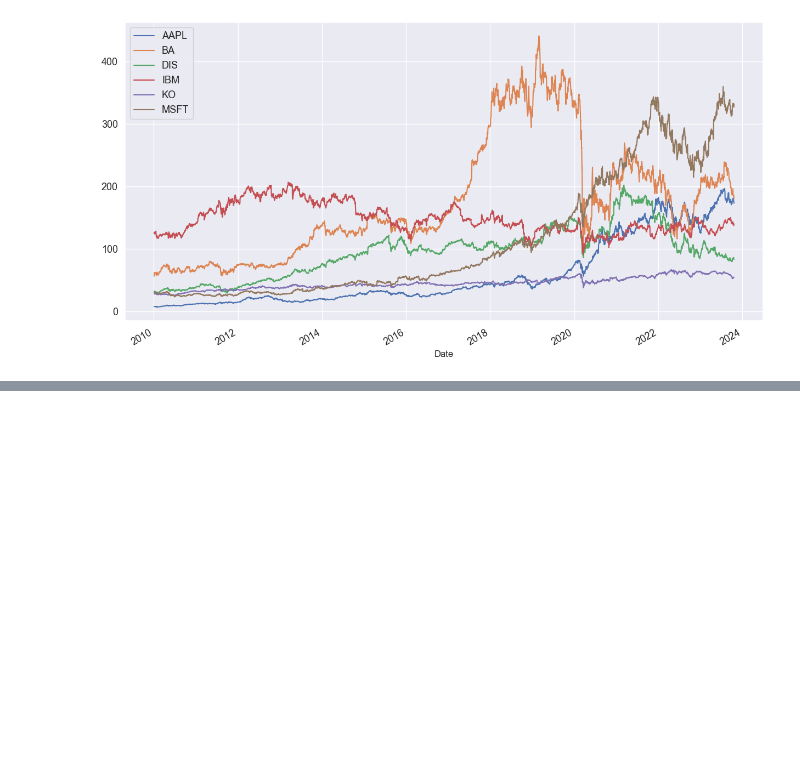
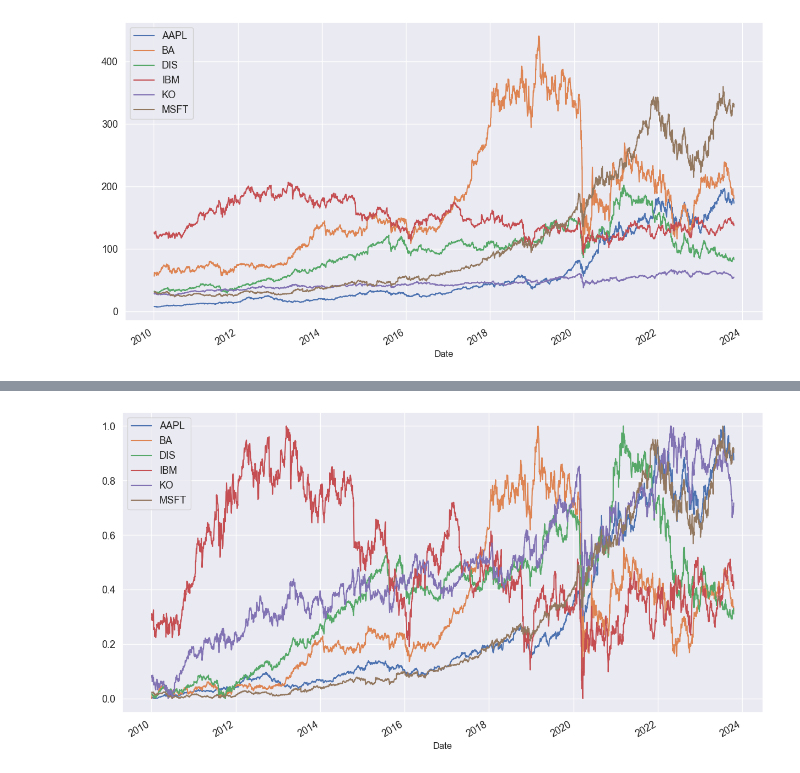
Before and after one commit to DheyaAlqaderi/TechnicalAnalysis-Gold-ML, a Jupyter notebook: Yahoo Finance practice/yahoo_finance.ipynb, the cells around one changed output, grey strips where cells are left out. Cells and saved outputs as stored; diff of their text form; code cells hidden in the pictures; blank space fills up the shorter version.

```diff
--- a/Yahoo Finance practice/yahoo_finance.ipynb
+++ b/Yahoo Finance practice/yahoo_finance.ipynb
@@ -257,0 +351,14 @@ plt.show()
+# %%
+from sklearn.preprocessing import MinMaxScaler
+# Best for situations where you want to preserve the
+# original data's order and relative values.
+
+
+df = close.copy()
+# Initialize the Min-Max scaler
+scaler = MinMaxScaler()
+# Fit the scaler on the data and transform it
+normalized_data = scaler.fit_transform(df)
+# Create a DataFrame with normalized data
+normalized_df = pd.DataFrame(normalized_data, columns=df.columns, index=df.index)
+normalized_df
@@ -257,0 +380,6 @@ plt.show()
+# %%
+normalized_df.plot(figsize = (15,8), fontsize = 13)
+plt.legend(fontsize=13)
+plt.show()
+# %% [output]
+[figure, added]
```
Also changed, not shown: parts of 19 cells of this notebook, 1 other file.
